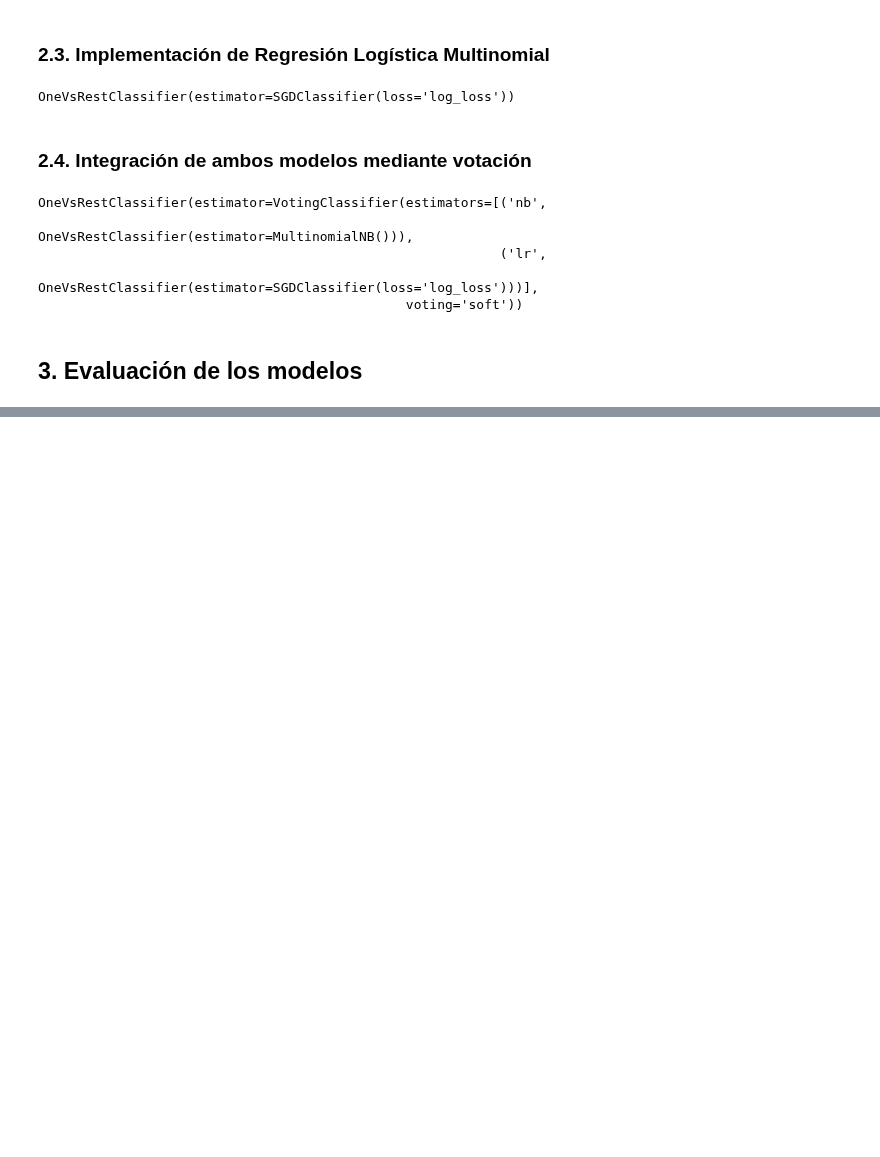
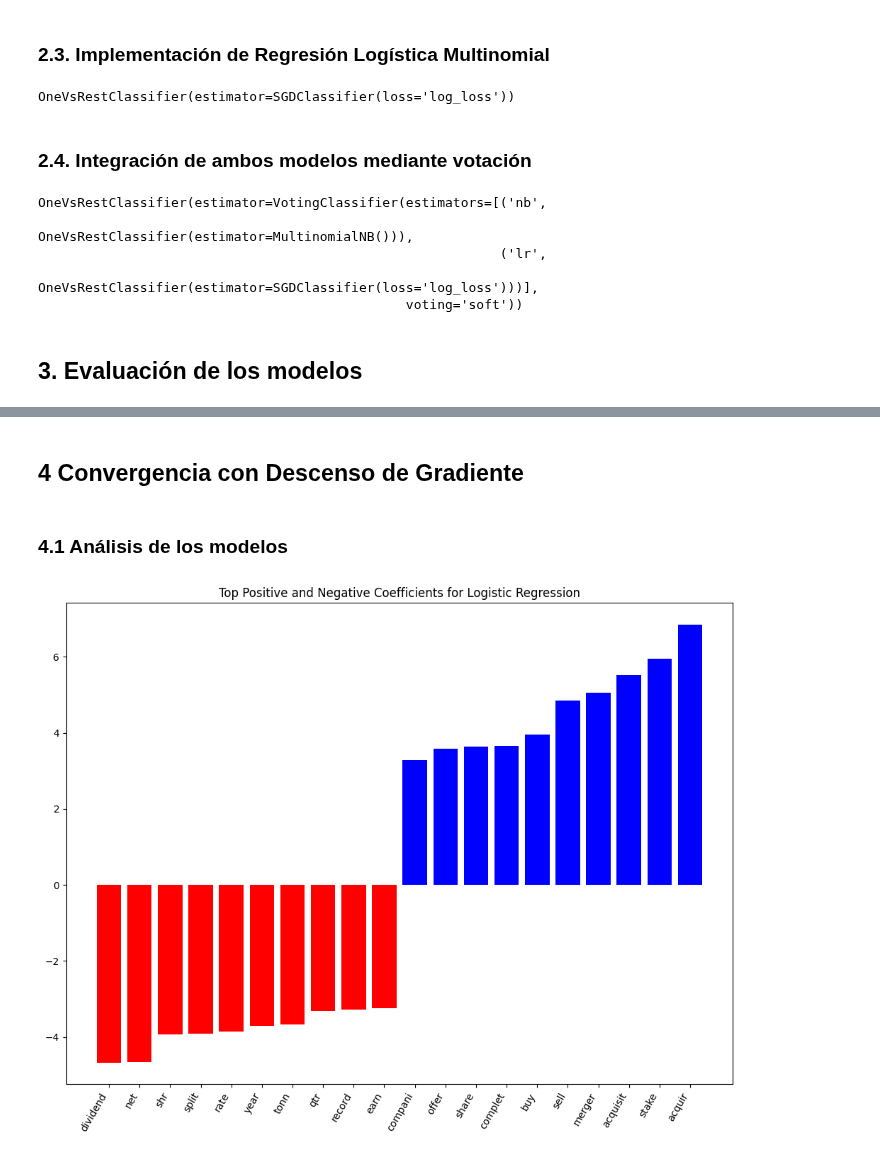
Before and after one commit to Overglitch/CC0C2-NLP, a Jupyter notebook: PC2/Multiclass Text Classification System.ipynb, the cells around one changed output, grey strips where cells are left out. Cells and saved outputs as stored; diff of their text form; code cells hidden in the pictures; blank space fills up the shorter version.

Commit message:
Update Notebook: Convergencia

```diff
--- a/PC2/Multiclass Text Classification System.ipynb
+++ b/PC2/Multiclass Text Classification System.ipynb
@@ -375,0 +304,2 @@ P-value: 0.0000
+# %% [markdown]
+## 4 Convergencia con Descenso de Gradiente
@@ -375,0 +339,27 @@ P-value: 0.0000
+# %% [markdown]
+### 4.1 Análisis de los modelos
+# %%
+# Obtener los coeficientes del modelo de Regresión Logística
+feature_names = vectorizer.get_feature_names_out()
+
+# Asegurarse de que hay al menos una clase
+if len(logistic_regression_model.estimators_) > 0:
+    coef = logistic_regression_model.estimators_[0].coef_[0]
+
+    # Obtener las características con mayor coeficiente positivo y negativo
+    top_positive_coefficients = np.argsort(coef)[-10:]
+    top_negative_coefficients = np.argsort(coef)[:10]
+    top_coefficients = np.hstack([top_negative_coefficients, top_positive_coefficients])
+
+    # Visualizar las características más importantes
+    plt.figure(figsize=(10, 8))
+    colors = ['red' if c < 0 else 'blue' for c in coef[top_coefficients]]
+    plt.bar(np.arange(20), coef[top_coefficients], color=colors)
+    plt.xticks(np.arange(20), feature_names[top_coefficients], rotation=60, ha='right')
+    plt.title('Top Positive and Negative Coefficients for Logistic Regression')
+    plt.tight_layout()
+    plt.show()
+else:
+    print("No hay estimadores entrenados en el modelo de Regresión Logística.")
+# %% [output]
+[figure, added]
```
Also changed, not shown: parts of 18 cells of this notebook.
